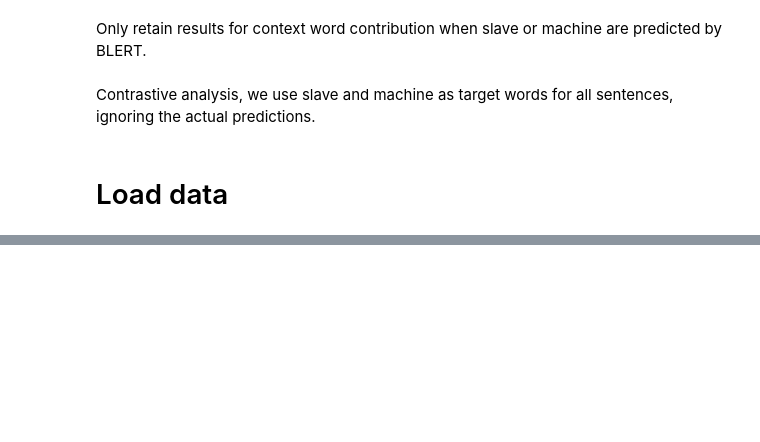
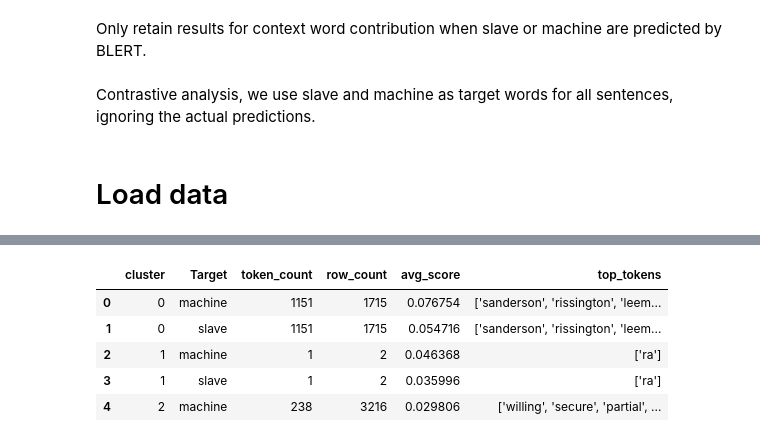
Before and after one commit to Text-Machine/mask-predict, a Jupyter notebook: example_analysis.ipynb, the cells around one changed output, grey strips where cells are left out. Cells and saved outputs as stored; diff of their text form; code cells hidden in the pictures; blank space fills up the shorter version.

```diff
--- a/example_analysis.ipynb
+++ b/example_analysis.ipynb
@@ -16,7 +16,9 @@ maskedToken = 'machine'
 clusterName = 'slave'
 modelName = "Livingwithmachines/bert_1760_1900"
 dataPath = 'masking_data'
-processedFolder = 'processed_results'
+processedFolder = 'processed_data'
+predCol = "pred_bert_1760_1900"
+iloc_range = (0, 1000)
 # %% [markdown]
 In this notebook we analyse the newspaper sentences where machine in mentioned by BLERT predicts words related to slavery.
 # %%
@@ -134,0 +207,10 @@ highlight_context_tokens(explainer, sentence, target="slave", word_agg="max")
+# %%
+cluster_summary_df = pd.read_csv(f'{processedFolder}/cluster_summary_{collection}_{maskedToken}_{clusterName}_{resultType}.csv', index_col=0)
+cluster_summary_df.head()
+# %% [output]
+|  | cluster | Target | token_count | row_count | avg_score | top_tokens |
+| 0 | 0 | machine | 1151 | 1715 | 0.076754 | ['sanderson', 'rissington', 'leem... |
+| 1 | 0 | slave | 1151 | 1715 | 0.054716 | ['sanderson', 'rissington', 'leem... |
+| 2 | 1 | machine | 1 | 2 | 0.046368 | ['ra'] |
+| 3 | 1 | slave | 1 | 2 | 0.035996 | ['ra'] |
+| 4 | 2 | machine | 238 | 3216 | 0.029806 | ['willing', 'secure', 'partial', ... |
```
Also changed, not shown: parts of 21 cells of this notebook.
